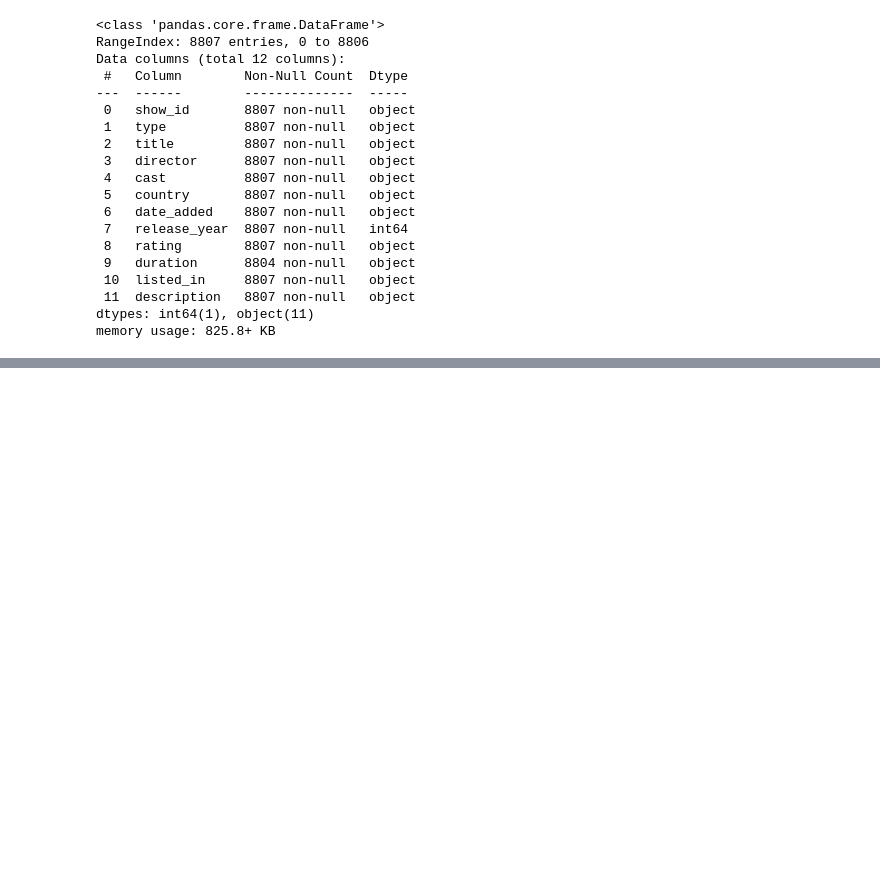
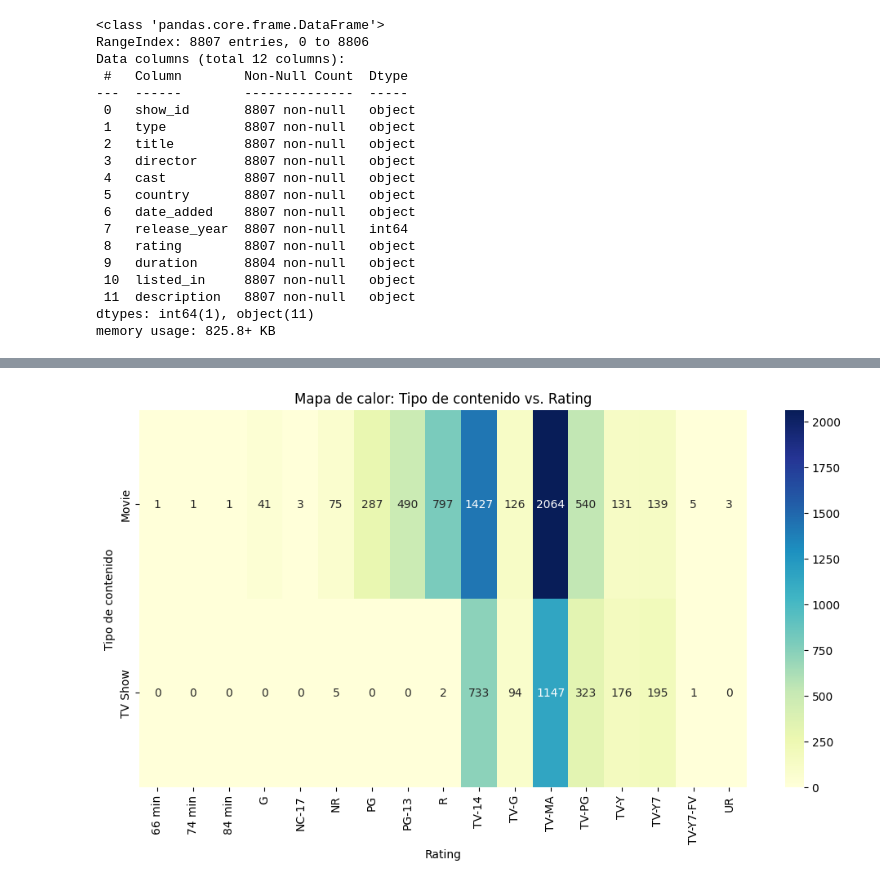
Before and after one commit to Zangetsupwr/Examen2, a Jupyter notebook: Proyecto2/EDA/EDA_dataset3.ipynb, the cells around one changed output, grey strips where cells are left out. Saved outputs shown, nothing was run; the diff lists cells and outputs as text; code cells hidden in the pictures; blank space fills up the shorter version.

```diff
--- a/Proyecto2/EDA/EDA_dataset3.ipynb
+++ b/Proyecto2/EDA/EDA_dataset3.ipynb
@@ -240,0 +260,14 @@ memory usage: 825.8+ KB
+# %%
+
+# Crear una tabla de frecuencias cruzadas
+cross_tab = pd.crosstab(df['type'], df['rating'])
+
+# Graficar el mapa de calor de la tabla cruzada
+plt.figure(figsize=(12,6))
+sns.heatmap(cross_tab, annot=True, fmt='d', cmap='YlGnBu')
+plt.title('Mapa de calor: Tipo de contenido vs. Rating')
+plt.xlabel('Rating')
+plt.ylabel('Tipo de contenido')
+plt.show()
+# %% [output]
+[figure, added]
```
Also changed, not shown: parts of 3 cells of this notebook, 4 other files.
